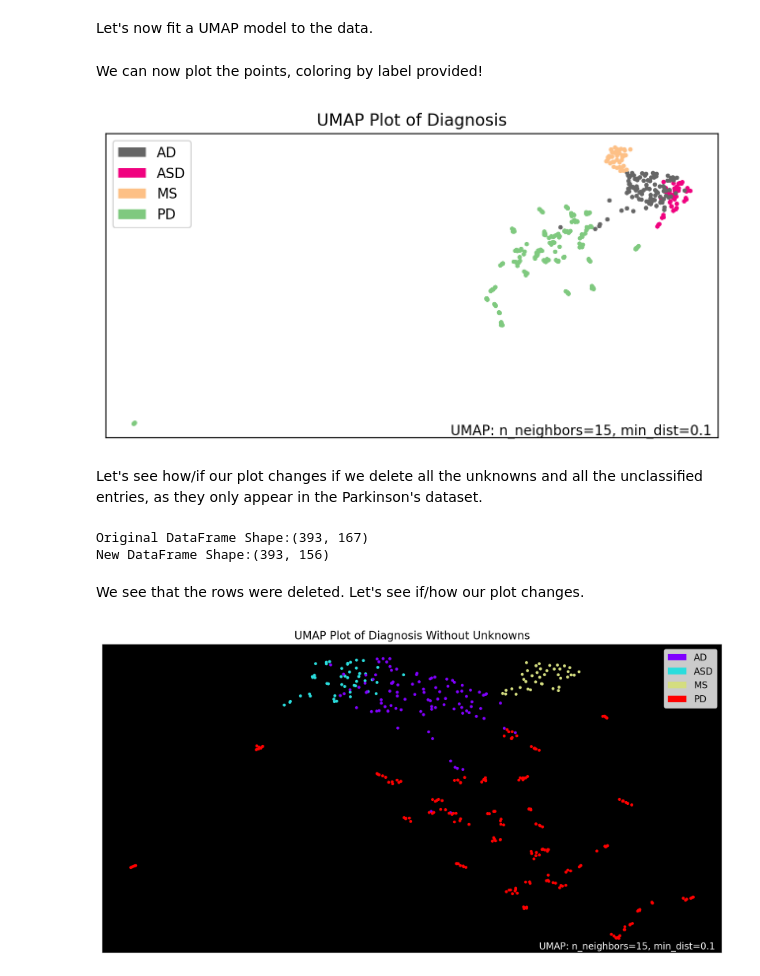
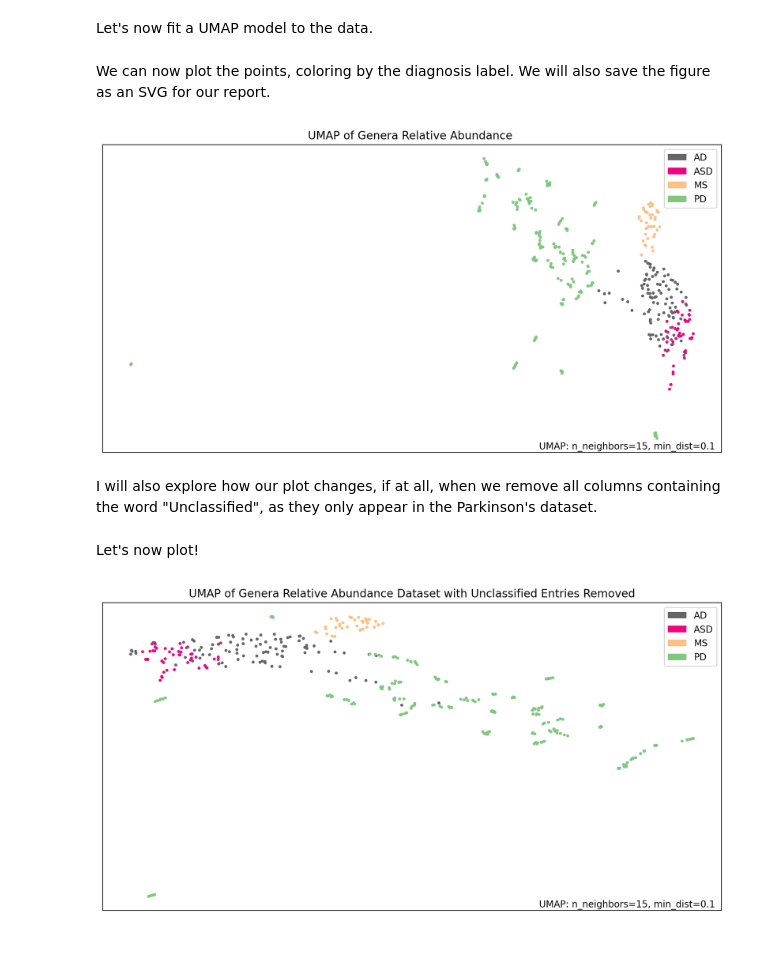
Before and after one commit to aplapteva/20440_final_project, a Jupyter notebook: Code/UMAP_code_apl.ipynb, the cells around one changed output. Cells and saved outputs as stored; diff of their text form; code cells hidden in the pictures; blank space fills up the shorter version.

```diff
--- a/Code/UMAP_code_apl.ipynb
+++ b/Code/UMAP_code_apl.ipynb
@@ -71,21 +56,21 @@ mapper = umap.UMAP()
 # Use fit_transform to get reduced data
 embedding = mapper.fit_transform(scaled_data)
 # %% [markdown]
-We can now plot the points, coloring by label provided!
+We can now plot the points, coloring by the diagnosis label. We will also save the figure as an SVG for our report.
 # %%
 # Create a new figure and axes with specified size
-fig, ax = plt.subplots(figsize=(8, 4), dpi=200);  # Adjust dimensions as needed
+fig, ax = plt.subplots(figsize=(12, 6), dpi=200);  # Adjust dimensions as needed
 
 # Plotting the UMAP points
 umap.plot.points(mapper, labels=relative_abundances.Diagnosis, ax=ax, color_key_cmap="Accent_r");
-plt.title("UMAP Plot of Diagnosis", fontsize=12);
+plt.title("UMAP of Genera Relative Abundance Dataset", fontsize=12);
 
 # Saving the figure
 plt.savefig("../Figures/umap_diagnosis.svg")
 # %% [output]
-[figure, old version]
+[figure, new version]
 # %% [markdown]
-Let's see how/if our plot changes if we delete all the unknowns and all the unclassified entries, as they only appear in the Parkinson's dataset.
+I will also explore how our plot changes, if at all, when we remove all columns containing the word "Unclassified", as they only appear in the Parkinson's dataset.
 # %%
 # New df without unknowns and unclassifieds
 new_RA_df = relative_abundances.drop([
@@ -101,40 +86,33 @@ new_RA_df = relative_abundances.drop([
     'unclassified_Peptostreptococcaceae',
     'unclassified_Ruminococcaceae',
     'unclassified_Sutterellaceae'], axis=1)
-
-# Check out dimensions
-print("Original DataFrame Shape:" + str(relative_abundances.shape))
-print("New DataFrame Shape:" + str(new_RA_df.shape))
-# %% [output]
-Original DataFrame Shape:(393, 167)
-New DataFrame Shape:(393, 156)
 # %% [markdown]
-We see that the rows were deleted. Let's see if/how our plot changes.
+Let's now plot!
 # %%
 # Get measurement data
 new_measurements = list(new_RA_df.columns)
 new_measurements.remove("Diagnosis")
 new_data = new_RA_df[
         new_measurements
 ].values
 
 # Get z-scores
 new_scaled_data = StandardScaler().fit_transform(new_data)
 
 # Initialize new UMAP object
 new_mapper = umap.UMAP(min_dist=0.1)
 
 # Use fit_transform to get new reduced data
 new_embedding = new_mapper.fit_transform(new_scaled_data)
 
 # Create a new figure and axes with specified size
 fig_new, ax_new = plt.subplots(figsize=(12, 6), dpi=200);  # Adjust dimensions as needed
 
 # Plotting the UMAP points
-umap.plot.points(new_mapper, labels=new_RA_df.Diagnosis, theme="fire", ax=ax_new);
-plt.title("UMAP Plot of Diagnosis Without Unknowns", fontsize=12);
+umap.plot.points(new_mapper, labels=new_RA_df.Diagnosis, ax=ax_new, color_key_cmap="Accent_r");
+plt.title("UMAP of Genera Relative Abundance Dataset with Unclassified Entries Removed", fontsize=12);
 
 # Saving the figure
 plt.savefig("../Figures/umap_diagnosis_wo_unknowns.svg")
 # %% [output]
-[figure, old version]
+[figure, new version]
```
Also changed, not shown: parts of 4 cells of this notebook, 2 other files.
